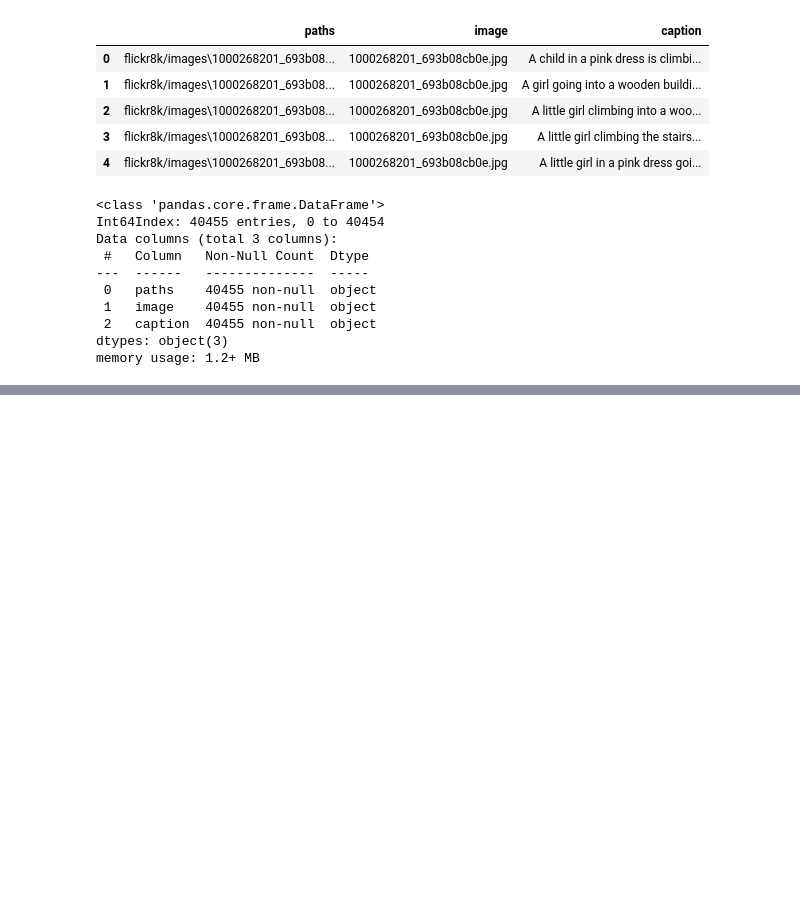
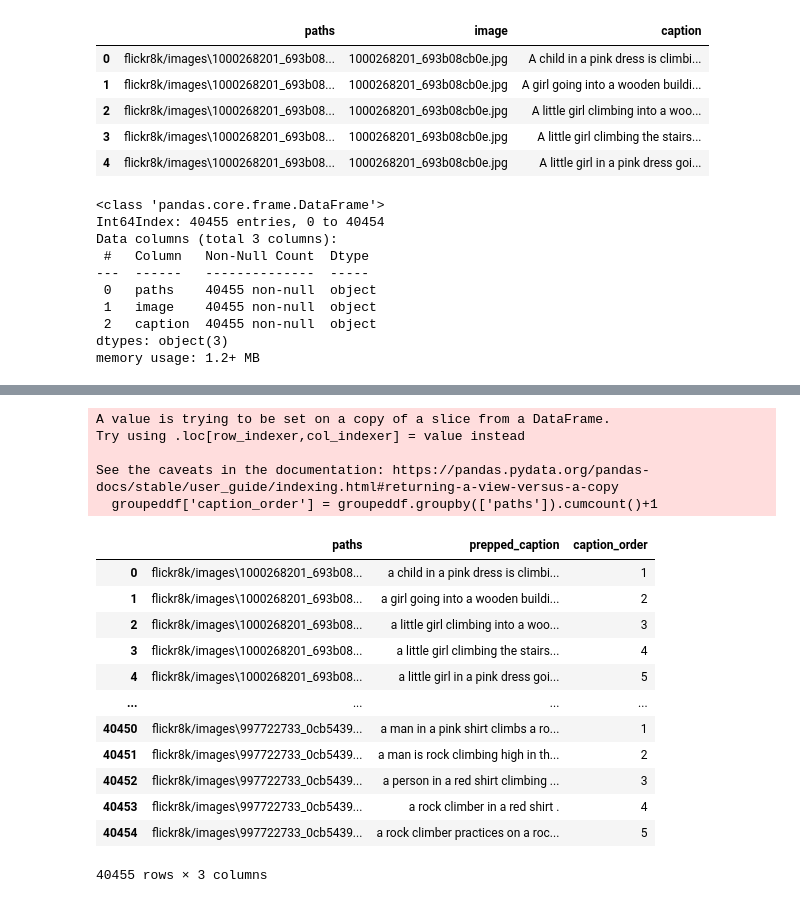
Before and after one commit to ananyachattoraj/capstone, a Jupyter notebook: EDA.ipynb, the cells around one changed output, grey strips where cells are left out. Drawn from its saved outputs; the diff is of its cells as text; code cells hidden in the pictures; blank space fills up the shorter version.

```diff
--- a/EDA.ipynb
+++ b/EDA.ipynb
@@ -155,0 +215,22 @@ mergeddf.to_pickle('image_captions')
+# %%
+groupeddf['caption_order'] = groupeddf.groupby(['paths']).cumcount()+1
+groupeddf
+# %% [output]
+A value is trying to be set on a copy of a slice from a DataFrame.
+Try using .loc[row_indexer,col_indexer] = value instead
+
+See the caveats in the documentation: https://pandas.pydata.org/pandas-docs/stable/user_guide/indexing.html#returning-a-view-versus-a-copy
+  groupeddf['caption_order'] = groupeddf.groupby(['paths']).cumcount()+1
+|  | paths | prepped_caption | caption_order |
+| 0 | flickr8k/images\1000268201_693b08... | a child in a pink dress is climbi... | 1 |
+| 1 | flickr8k/images\1000268201_693b08... | a girl going into a wooden buildi... | 2 |
+| 2 | flickr8k/images\1000268201_693b08... | a little girl climbing into a woo... | 3 |
+| 3 | flickr8k/images\1000268201_693b08... | a little girl climbing the stairs... | 4 |
+| 4 | flickr8k/images\1000268201_693b08... | a little girl in a pink dress goi... | 5 |
+| ... | ... | ... | ... |
+| 40450 | flickr8k/images\997722733_0cb5439... | a man in a pink shirt climbs a ro... | 1 |
+| 40451 | flickr8k/images\997722733_0cb5439... | a man is rock climbing high in th... | 2 |
+| 40452 | flickr8k/images\997722733_0cb5439... | a person in a red shirt climbing ... | 3 |
+| 40453 | flickr8k/images\997722733_0cb5439... | a rock climber in a red shirt . | 4 |
+| 40454 | flickr8k/images\997722733_0cb5439... | a rock climber practices on a roc... | 5 |
+40455 rows × 3 columns
```
Also changed, not shown: parts of 13 cells of this notebook, 1 other file.
